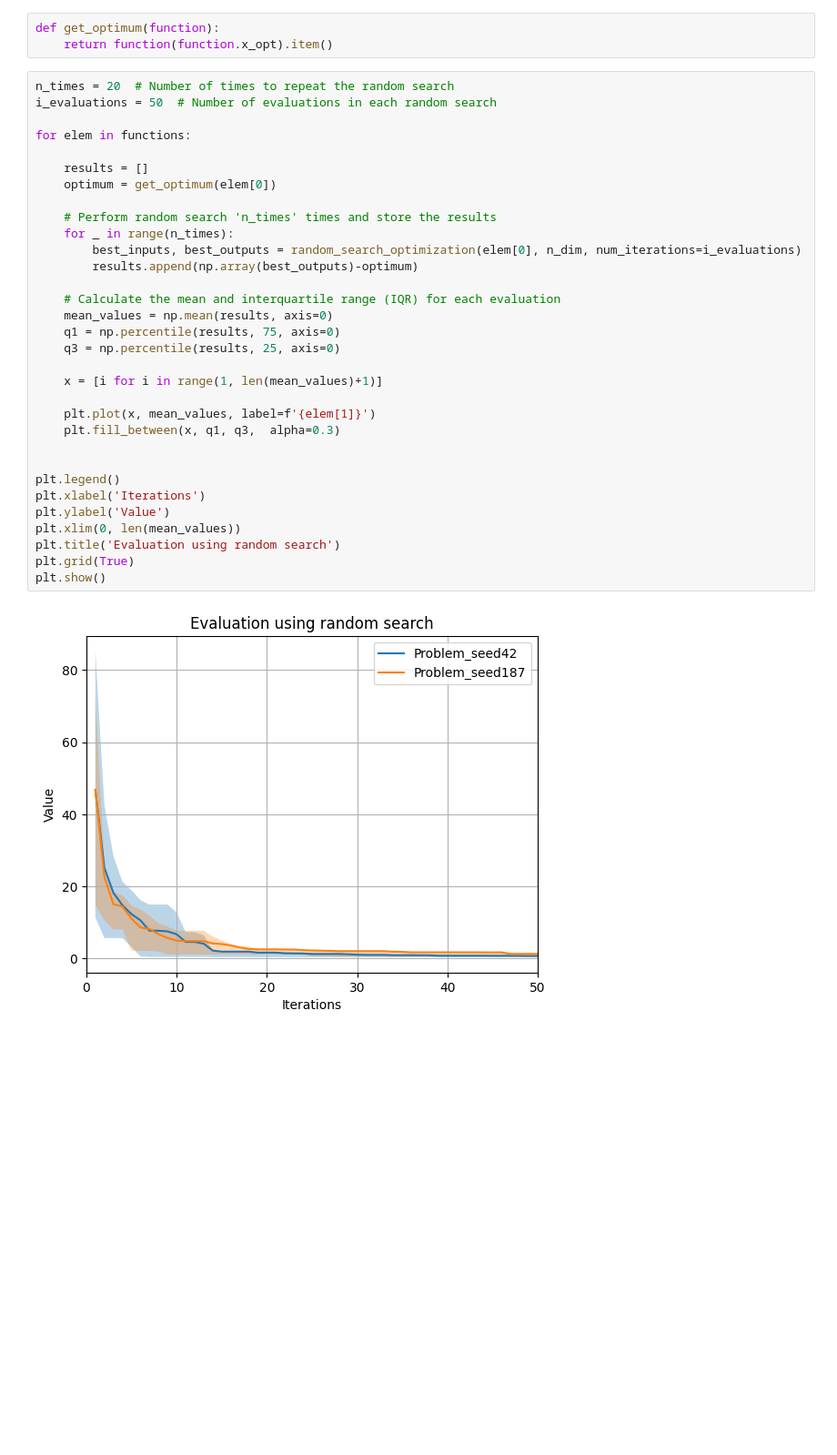
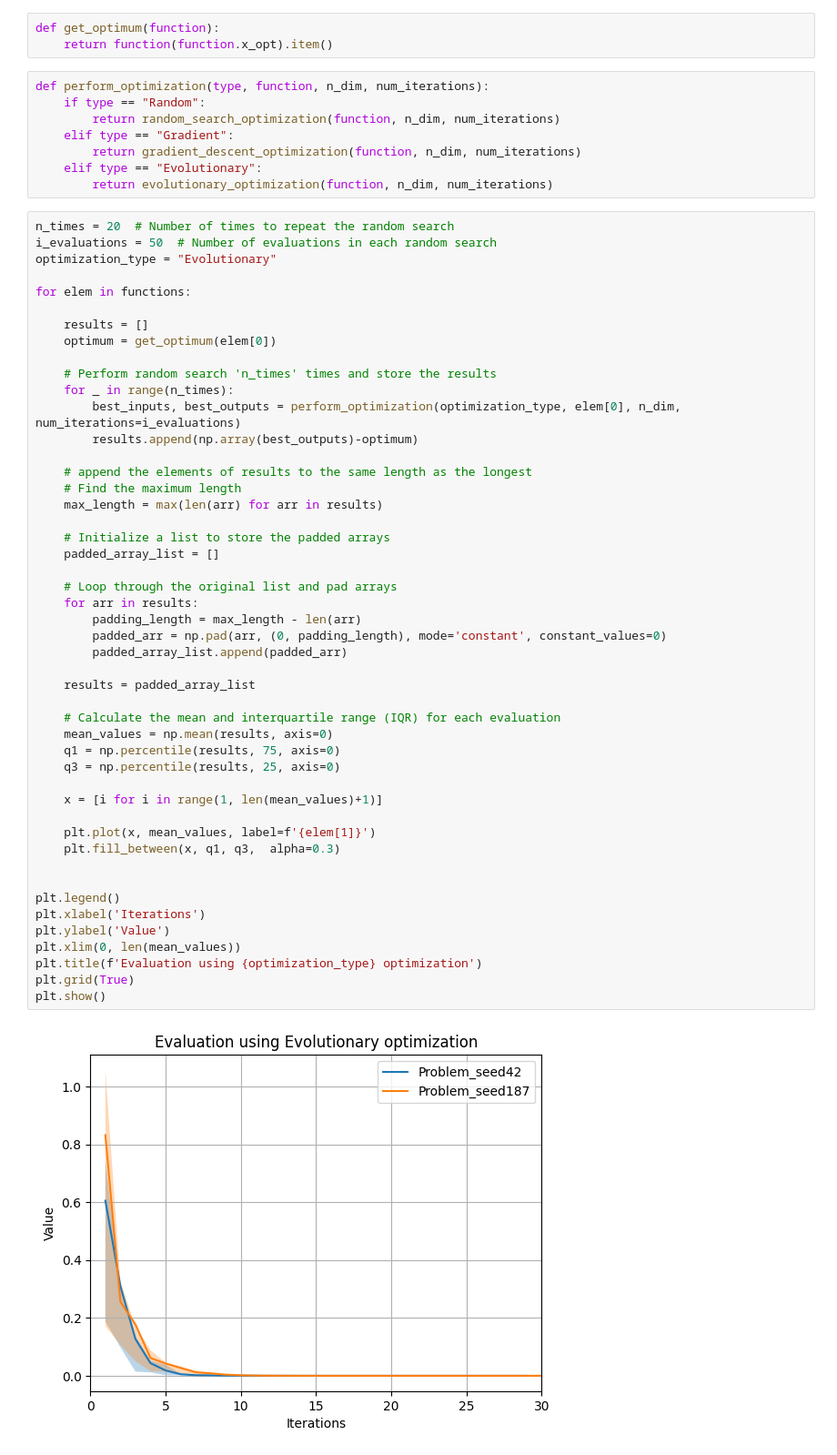
Before and after one commit to mo374z/OptimizationTestfunctionGeneration, a Jupyter notebook: main/evaluation_with_optimizers.ipynb, the cells around one changed output. Shown at 91% size. Drawn from its saved outputs; the diff is of its cells as text; blank space fills up the shorter version.

Commit message:
Implement evolutionary optimization

```diff
--- a/main/evaluation_with_optimizers.ipynb
+++ b/main/evaluation_with_optimizers.ipynb
@@ -98,37 +98,61 @@ def evolutionary_optimization(function, n_dim, num_iterations, search_range=(-5,
 # %%
 def get_optimum(function):
     return function(function.x_opt).item()
+# %%
+def perform_optimization(type, function, n_dim, num_iterations):
+    if type == "Random":
+        return random_search_optimization(function, n_dim, num_iterations)
+    elif type == "Gradient":
+        return gradient_descent_optimization(function, n_dim, num_iterations)
+    elif type == "Evolutionary":
+        return evolutionary_optimization(function, n_dim, num_iterations)
 # %%
 n_times = 20  # Number of times to repeat the random search
 i_evaluations = 50  # Number of evaluations in each random search
+optimization_type = "Evolutionary"
 
 for elem in functions:
 
     results = []
     optimum = get_optimum(elem[0])
 
     # Perform random search 'n_times' times and store the results
     for _ in range(n_times):
-        best_inputs, best_outputs = random_search_optimization(elem[0], n_dim, num_iterations=i_evaluations)
+        best_inputs, best_outputs = perform_optimization(optimization_type, elem[0], n_dim, num_iterations=i_evaluations)
         results.append(np.array(best_outputs)-optimum)
+
+    # append the elements of results to the same length as the longest
+    # Find the maximum length
+    max_length = max(len(arr) for arr in results)
+
+    # Initialize a list to store the padded arrays
+    padded_array_list = []
+
+    # Loop through the original list and pad arrays
+    for arr in results:
+        padding_length = max_length - len(arr)
+        padded_arr = np.pad(arr, (0, padding_length), mode='constant', constant_values=0)
+        padded_array_list.append(padded_arr)
+
+    results = padded_array_list
 
     # Calculate the mean and interquartile range (IQR) for each evaluation
     mean_values = np.mean(results, axis=0)
     q1 = np.percentile(results, 75, axis=0)
     q3 = np.percentile(results, 25, axis=0)
 
     x = [i for i in range(1, len(mean_values)+1)]
 
     plt.plot(x, mean_values, label=f'{elem[1]}')
     plt.fill_between(x, q1, q3,  alpha=0.3)
 
 
 plt.legend()
 plt.xlabel('Iterations')
 plt.ylabel('Value')
 plt.xlim(0, len(mean_values))
-plt.title('Evaluation using random search')
+plt.title(f'Evaluation using {optimization_type} optimization')
 plt.grid(True)
 plt.show()
 # %% [output]
-[figure, old version]
+[figure, new version]
```
Also changed, not shown: parts of 5 cells of this notebook.
